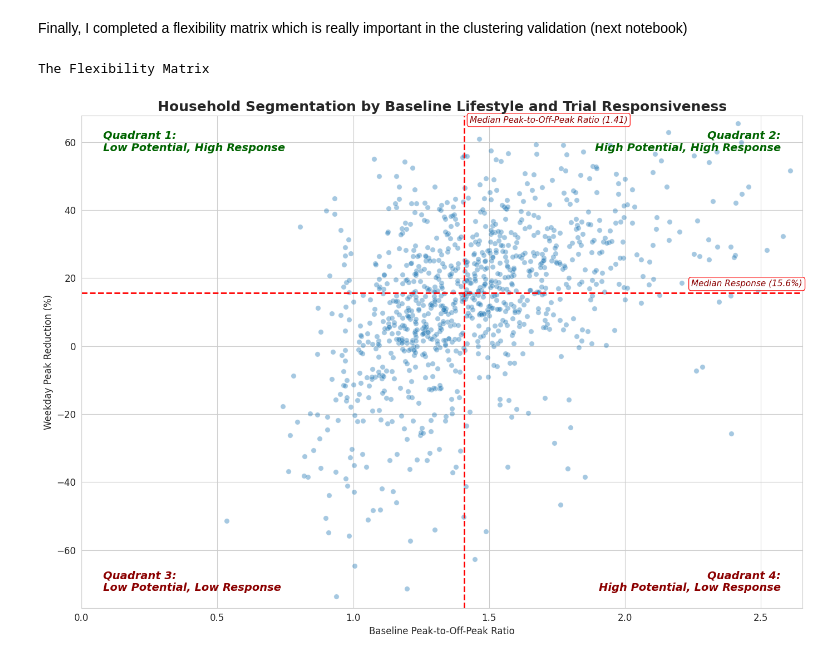
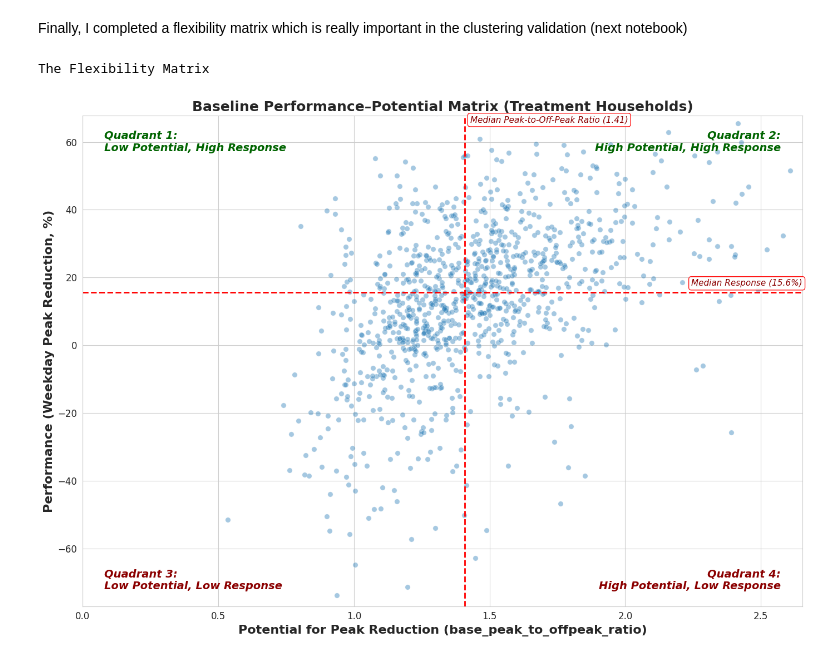
Before and after one commit to dannynew111/erp-clustering-smart-meter-data, a Jupyter notebook: EDA_visualisations_v4.ipynb, the cells around one changed output. Drawn from its saved outputs; the diff is of its cells as text; code cells hidden in the pictures.

```diff
--- a/EDA_visualisations_v4.ipynb
+++ b/EDA_visualisations_v4.ipynb
@@ -317,7 +347,7 @@ plt.show()
 # %% [markdown]
 Finally, I completed a flexibility matrix which is really important in the clustering validation (next notebook)
 # %%
-# Visualisation 8: The Flexibility Matrix Quadrant Plot
+# Visualisation 8: The Performance-Potential Matrix Quadrant Plot
 print("\nThe Flexibility Matrix")
 x_feature = 'base_peak_to_offpeak_ratio'
 y_feature = 'peak_reduction_pct_weekday'
@@ -337,34 +367,34 @@ ax.text(df[x_feature].quantile(0.99), y_median + 1.5, f'Median Response ({y_medi
         color='darkred', ha='right', va='bottom', fontsize=11, style='italic', bbox=bbox_props)
 
 # Place X-axis label on the top edge, just to the right of the line
 ax.text(x_median + 0.02, df[y_feature].quantile(0.99), f'Median Peak-to-Off-Peak Ratio ({x_median:.2f})',
         color='darkred', ha='left', va='top', fontsize=11, style='italic', bbox=bbox_props)
 
 
 # Quadrant labels
 persona_font = {'fontsize': 14, 'style': 'italic', 'fontweight': 'bold'}
 
 ax.text(0.97, 0.97, 'Quadrant 2:\nHigh Potential, High Response',
         transform=ax.transAxes, color='darkgreen', va='top', ha='right', **persona_font)
 ax.text(0.97, 0.03, 'Quadrant 4:\nHigh Potential, Low Response',
         transform=ax.transAxes, color='darkred', va='bottom', ha='right', **persona_font)
 ax.text(0.03, 0.97, 'Quadrant 1:\nLow Potential, High Response',
         transform=ax.transAxes, color='darkgreen', va='top', ha='left', **persona_font)
 ax.text(0.03, 0.03, 'Quadrant 3:\nLow Potential, Low Response',
         transform=ax.transAxes, color='darkred', va='bottom', ha='left', **persona_font)
 
 
 #  Final plot titles and labels
-plt.title('Household Segmentation by Baseline Lifestyle and Trial Responsiveness', fontsize=18, fontweight='bold')
-plt.xlabel('Baseline Peak-to-Off-Peak Ratio', fontsize=12)
-plt.ylabel('Weekday Peak Reduction (%)', fontsize=12)
+plt.title('Baseline Performance–Potential Matrix (Treatment Households)', fontsize=18, fontweight='bold')
+plt.xlabel('Potential for Peak Reduction (base_peak_to_offpeak_ratio)', fontsize=16, fontweight='bold')
+plt.ylabel('Performance (Weekday Peak Reduction, %)', fontsize=16, fontweight='bold')
 
 # Zoom in on the main data cloud for clarity
 plt.xlim(0, df[x_feature].quantile(0.99))
 plt.ylim(df[y_feature].quantile(0.01), df[y_feature].quantile(0.99))
 
 plt.tight_layout()
 plt.show()
 # %% [output]
 The Flexibility Matrix
-[figure, old version]
+[figure, new version]
```
Also changed, not shown: parts of 4 cells of this notebook.
